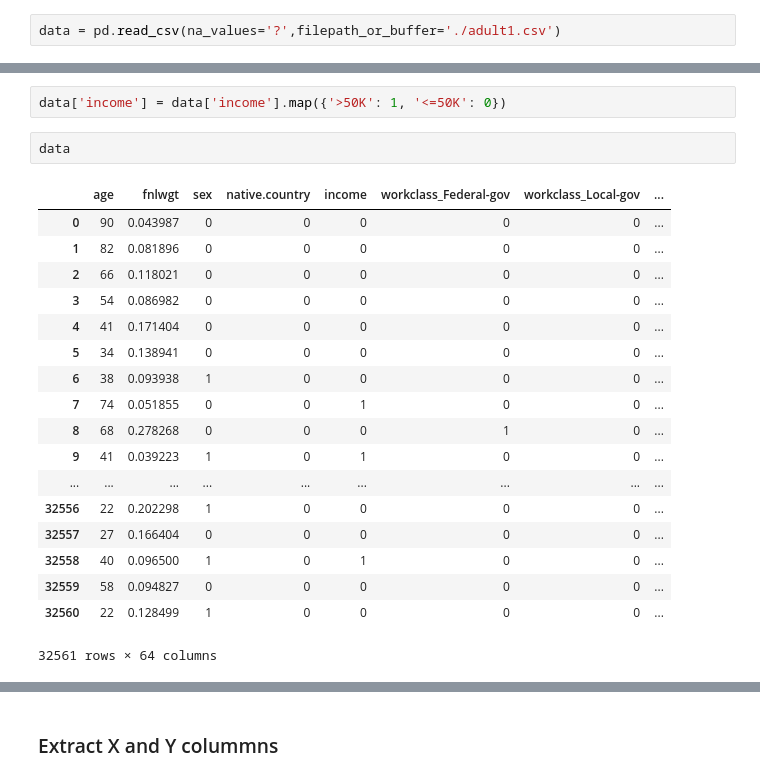
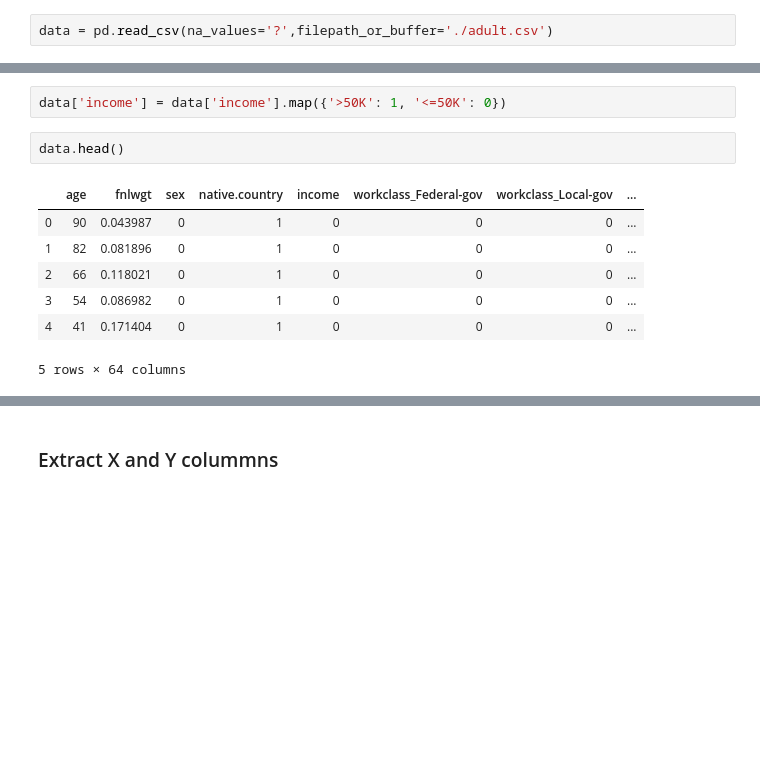
Before and after one commit to Data-Citadel/census_income_prediction, a Jupyter notebook: Census_income_prediction_v2.ipynb, the cells around one changed output, grey strips where cells are left out. Saved outputs shown, nothing was run; the diff lists cells and outputs as text; blank space fills up the shorter version.

```diff
--- a/Census_income_prediction_v2.ipynb
+++ b/Census_income_prediction_v2.ipynb
@@ -12,5 +10,5 @@ ImportError: No module named 'pandas_profiling'
 import warnings
 warnings.filterwarnings('ignore')
 # %%
-data = pd.read_csv(na_values='?',filepath_or_buffer='./adult1.csv')
+data = pd.read_csv(na_values='?',filepath_or_buffer='./adult.csv')
 # %%
@@ -298,23 +297,12 @@ data.groupby(['native.country', 'income']).count()['age'].plot.bar(stacked=True)
 # %%
 data['income'] = data['income'].map({'>50K': 1, '<=50K': 0})
 # %%
-data
+data.head()
 # %% [output]
 |  | age | fnlwgt | sex | native.country | income | workclass_Federal-gov | workclass_Local-gov | ... |
-| 0 | 90 | 0.043987 | 0 | 0 | 0 | 0 | 0 | ... |
-| 1 | 82 | 0.081896 | 0 | 0 | 0 | 0 | 0 | ... |
-| 2 | 66 | 0.118021 | 0 | 0 | 0 | 0 | 0 | ... |
-| 3 | 54 | 0.086982 | 0 | 0 | 0 | 0 | 0 | ... |
-| 4 | 41 | 0.171404 | 0 | 0 | 0 | 0 | 0 | ... |
-| 5 | 34 | 0.138941 | 0 | 0 | 0 | 0 | 0 | ... |
-| 6 | 38 | 0.093938 | 1 | 0 | 0 | 0 | 0 | ... |
-| 7 | 74 | 0.051855 | 0 | 0 | 1 | 0 | 0 | ... |
-| 8 | 68 | 0.278268 | 0 | 0 | 0 | 1 | 0 | ... |
-| 9 | 41 | 0.039223 | 1 | 0 | 1 | 0 | 0 | ... |
-| ... | ... | ... | ... | ... | ... | ... | ... | ... |
-| 32556 | 22 | 0.202298 | 1 | 0 | 0 | 0 | 0 | ... |
-| 32557 | 27 | 0.166404 | 0 | 0 | 0 | 0 | 0 | ... |
-| 32558 | 40 | 0.096500 | 1 | 0 | 1 | 0 | 0 | ... |
-| 32559 | 58 | 0.094827 | 0 | 0 | 0 | 0 | 0 | ... |
-| 32560 | 22 | 0.128499 | 1 | 0 | 0 | 0 | 0 | ... |
+| 0 | 90 | 0.043987 | 0 | 1 | 0 | 0 | 0 | ... |
+| 1 | 82 | 0.081896 | 0 | 1 | 0 | 0 | 0 | ... |
+| 2 | 66 | 0.118021 | 0 | 1 | 0 | 0 | 0 | ... |
+| 3 | 54 | 0.086982 | 0 | 1 | 0 | 0 | 0 | ... |
+| 4 | 41 | 0.171404 | 0 | 1 | 0 | 0 | 0 | ... |
-32561 rows × 64 columns
+5 rows × 64 columns
```
Also changed, not shown: parts of 90 cells of this notebook.
